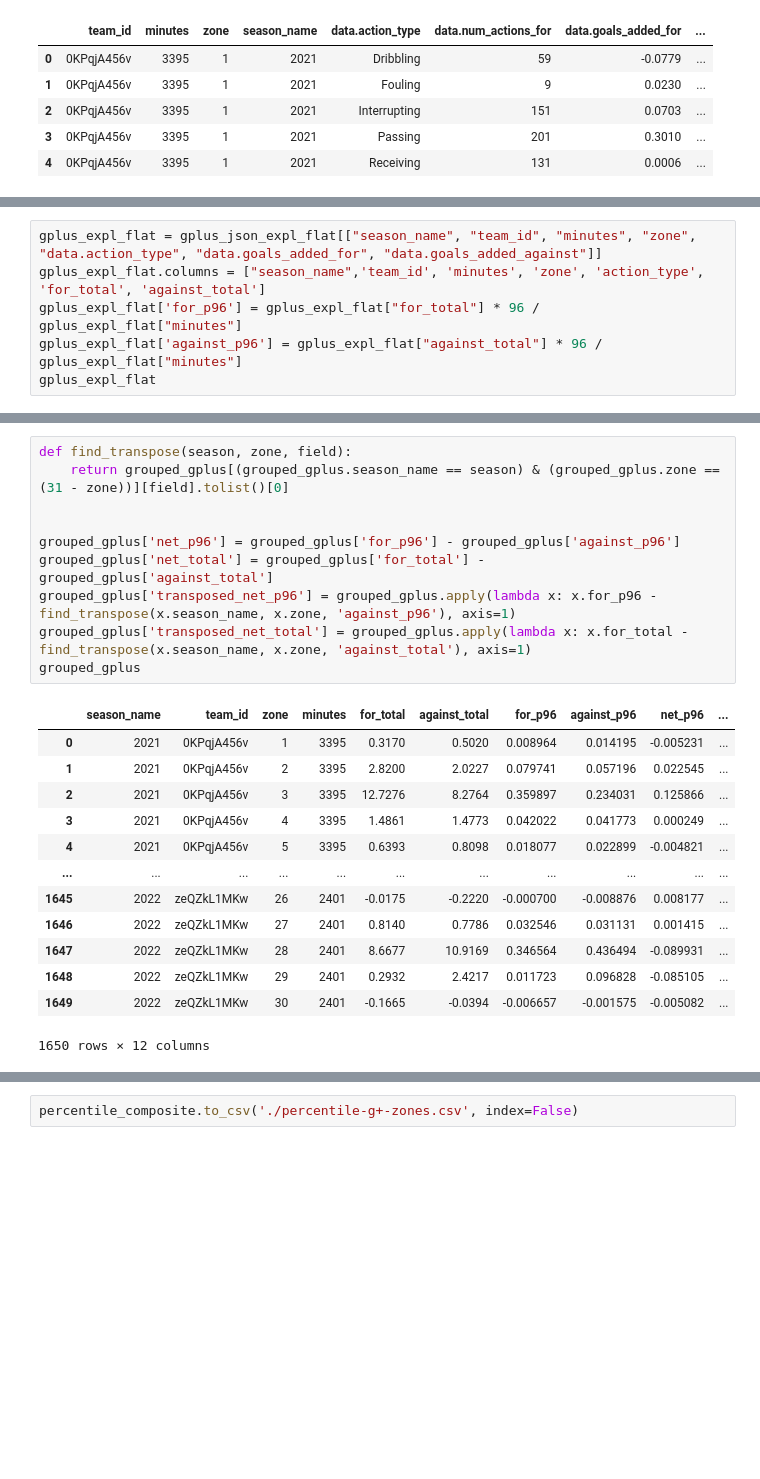
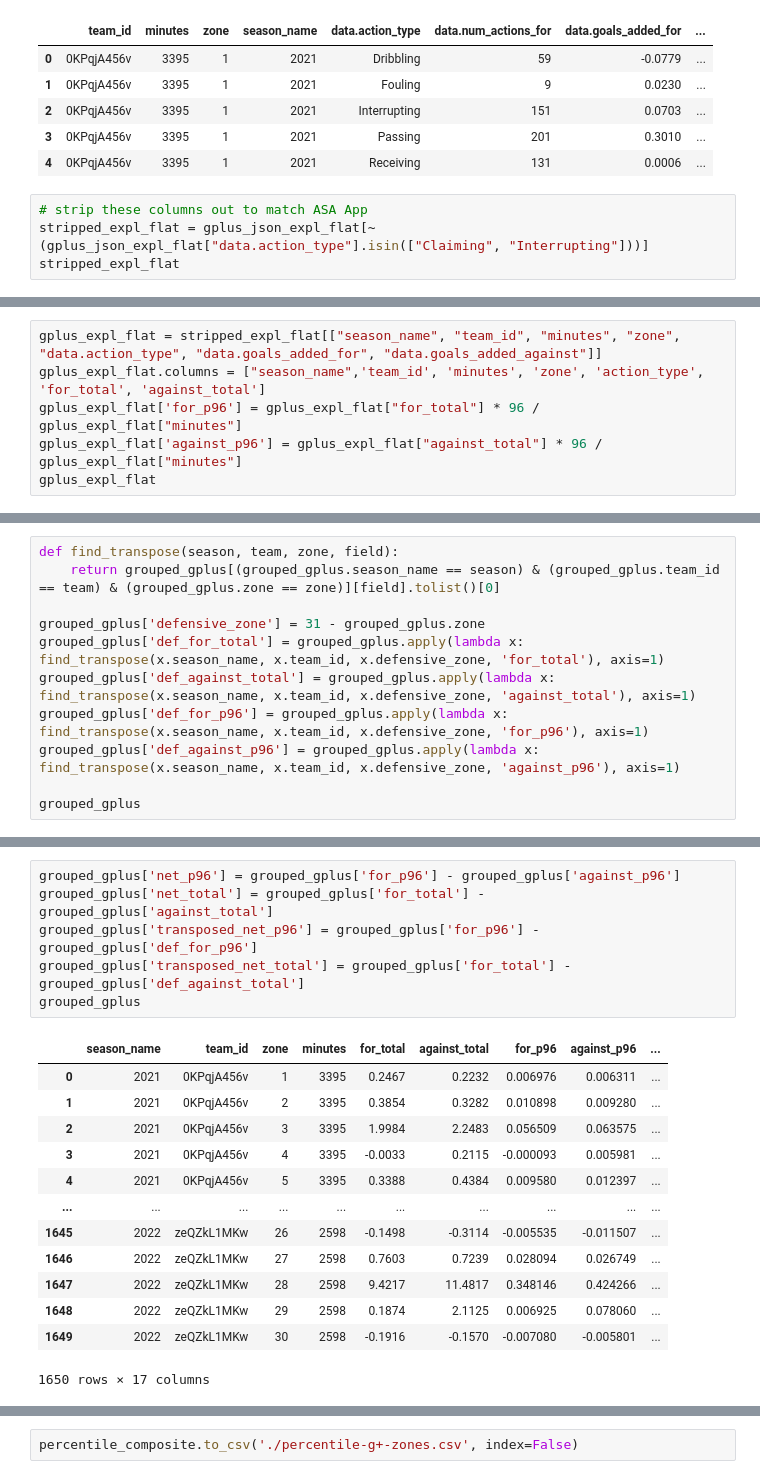
Before and after one commit to akeaswaran/goalsadded-data, a Jupyter notebook: G+ Zones.ipynb, the cells around one changed output, grey strips where cells are left out. Saved outputs shown, nothing was run; the diff lists cells and outputs as text; blank space fills up the shorter version.

Commit message:
refactor some stuff and update to match G+ app

```diff
--- a/G+ Zones.ipynb
+++ b/G+ Zones.ipynb
@@ -62,3 +62,7 @@ gplus_json_expl_flat.head()
 | 2 | 0KPqjA456v | 3395 | 1 | 2021 | Interrupting | 151 | 0.0703 | ... |
 | 3 | 0KPqjA456v | 3395 | 1 | 2021 | Passing | 201 | 0.3010 | ... |
 | 4 | 0KPqjA456v | 3395 | 1 | 2021 | Receiving | 131 | 0.0006 | ... |
+# %%
+# strip these columns out to match ASA App
+stripped_expl_flat = gplus_json_expl_flat[~(gplus_json_expl_flat["data.action_type"].isin(["Claiming", "Interrupting"]))]
+stripped_expl_flat
@@ -65,5 +83,5 @@ gplus_json_expl_flat.head()
 # %%
-gplus_expl_flat = gplus_json_expl_flat[["season_name", "team_id", "minutes", "zone", "data.action_type", "data.goals_added_for", "data.goals_added_against"]]
+gplus_expl_flat = stripped_expl_flat[["season_name", "team_id", "minutes", "zone", "data.action_type", "data.goals_added_for", "data.goals_added_against"]]
 gplus_expl_flat.columns = ["season_name",'team_id', 'minutes', 'zone', 'action_type', 'for_total', 'against_total']
 gplus_expl_flat['for_p96'] = gplus_expl_flat["for_total"] * 96 / gplus_expl_flat["minutes"]
 gplus_expl_flat['against_p96'] = gplus_expl_flat["against_total"] * 96 / gplus_expl_flat["minutes"]
@@ -113 +131,12 @@ grouped_gplus
 1650 rows × 8 columns
+# %%
+def find_transpose(season, team, zone, field):
+    return grouped_gplus[(grouped_gplus.season_name == season) & (grouped_gplus.team_id == team) & (grouped_gplus.zone == zone)][field].tolist()[0]
+
+grouped_gplus['defensive_zone'] = 31 - grouped_gplus.zone
+grouped_gplus['def_for_total'] = grouped_gplus.apply(lambda x: find_transpose(x.season_name, x.team_id, x.defensive_zone, 'for_total'), axis=1)
+grouped_gplus['def_against_total'] = grouped_gplus.apply(lambda x: find_transpose(x.season_name, x.team_id, x.defensive_zone, 'against_total'), axis=1)
+grouped_gplus['def_for_p96'] = grouped_gplus.apply(lambda x: find_transpose(x.season_name, x.team_id, x.defensive_zone, 'for_p96'), axis=1)
+grouped_gplus['def_against_p96'] = grouped_gplus.apply(lambda x: find_transpose(x.season_name, x.team_id, x.defensive_zone, 'against_p96'), axis=1)
+
+grouped_gplus
@@ -114,24 +163,20 @@ grouped_gplus
 # %%
-def find_transpose(season, zone, field):
-    return grouped_gplus[(grouped_gplus.season_name == season) & (grouped_gplus.zone == (31 - zone))][field].tolist()[0]
-
-
 grouped_gplus['net_p96'] = grouped_gplus['for_p96'] - grouped_gplus['against_p96']
 grouped_gplus['net_total'] = grouped_gplus['for_total'] - grouped_gplus['against_total']
-grouped_gplus['transposed_net_p96'] = grouped_gplus.apply(lambda x: x.for_p96 - find_transpose(x.season_name, x.zone, 'against_p96'), axis=1)
-grouped_gplus['transposed_net_total'] = grouped_gplus.apply(lambda x: x.for_total - find_transpose(x.season_name, x.zone, 'against_total'), axis=1)
+grouped_gplus['transposed_net_p96'] = grouped_gplus['for_p96'] - grouped_gplus['def_for_p96']
+grouped_gplus['transposed_net_total'] = grouped_gplus['for_total'] - grouped_gplus['def_against_total']
 grouped_gplus
 # %% [output]
-|  | season_name | team_id | zone | minutes | for_total | against_total | for_p96 | against_p96 | net_p96 | ... |
-| 0 | 2021 | 0KPqjA456v | 1 | 3395 | 0.3170 | 0.5020 | 0.008964 | 0.014195 | -0.005231 | ... |
-| 1 | 2021 | 0KPqjA456v | 2 | 3395 | 2.8200 | 2.0227 | 0.079741 | 0.057196 | 0.022545 | ... |
-| 2 | 2021 | 0KPqjA456v | 3 | 3395 | 12.7276 | 8.2764 | 0.359897 | 0.234031 | 0.125866 | ... |
-| 3 | 2021 | 0KPqjA456v | 4 | 3395 | 1.4861 | 1.4773 | 0.042022 | 0.041773 | 0.000249 | ... |
-| 4 | 2021 | 0KPqjA456v | 5 | 3395 | 0.6393 | 0.8098 | 0.018077 | 0.022899 | -0.004821 | ... |
-| ... | ... | ... | ... | ... | ... | ... | ... | ... | ... | ... |
-| 1645 | 2022 | zeQZkL1MKw | 26 | 2401 | -0.0175 | -0.2220 | -0.000700 | -0.008876 | 0.008177 | ... |
-| 1646 | 2022 | zeQZkL1MKw | 27 | 2401 | 0.8140 | 0.7786 | 0.032546 | 0.031131 | 0.001415 | ... |
-| 1647 | 2022 | zeQZkL1MKw | 28 | 2401 | 8.6677 | 10.9169 | 0.346564 | 0.436494 | -0.089931 | ... |
-| 1648 | 2022 | zeQZkL1MKw | 29 | 2401 | 0.2932 | 2.4217 | 0.011723 | 0.096828 | -0.085105 | ... |
-| 1649 | 2022 | zeQZkL1MKw | 30 | 2401 | -0.1665 | -0.0394 | -0.006657 | -0.001575 | -0.005082 | ... |
+|  | season_name | team_id | zone | minutes | for_total | against_total | for_p96 | against_p96 | ... |
+| 0 | 2021 | 0KPqjA456v | 1 | 3395 | 0.2467 | 0.2232 | 0.006976 | 0.006311 | ... |
+| 1 | 2021 | 0KPqjA456v | 2 | 3395 | 0.3854 | 0.3282 | 0.010898 | 0.009280 | ... |
+| 2 | 2021 | 0KPqjA456v | 3 | 3395 | 1.9984 | 2.2483 | 0.056509 | 0.063575 | ... |
+| 3 | 2021 | 0KPqjA456v | 4 | 3395 | -0.0033 | 0.2115 | -0.000093 | 0.005981 | ... |
+| 4 | 2021 | 0KPqjA456v | 5 | 3395 | 0.3388 | 0.4384 | 0.009580 | 0.012397 | ... |
+| ... | ... | ... | ... | ... | ... | ... | ... | ... | ... |
+| 1645 | 2022 | zeQZkL1MKw | 26 | 2598 | -0.1498 | -0.3114 | -0.005535 | -0.011507 | ... |
+| 1646 | 2022 | zeQZkL1MKw | 27 | 2598 | 0.7603 | 0.7239 | 0.028094 | 0.026749 | ... |
+| 1647 | 2022 | zeQZkL1MKw | 28 | 2598 | 9.4217 | 11.4817 | 0.348146 | 0.424266 | ... |
+| 1648 | 2022 | zeQZkL1MKw | 29 | 2598 | 0.1874 | 2.1125 | 0.006925 | 0.078060 | ... |
+| 1649 | 2022 | zeQZkL1MKw | 30 | 2598 | -0.1916 | -0.1570 | -0.007080 | -0.005801 | ... |
-1650 rows × 12 columns
+1650 rows × 17 columns
```
Also changed, not shown: parts of 9 cells of this notebook, 6 other files.
